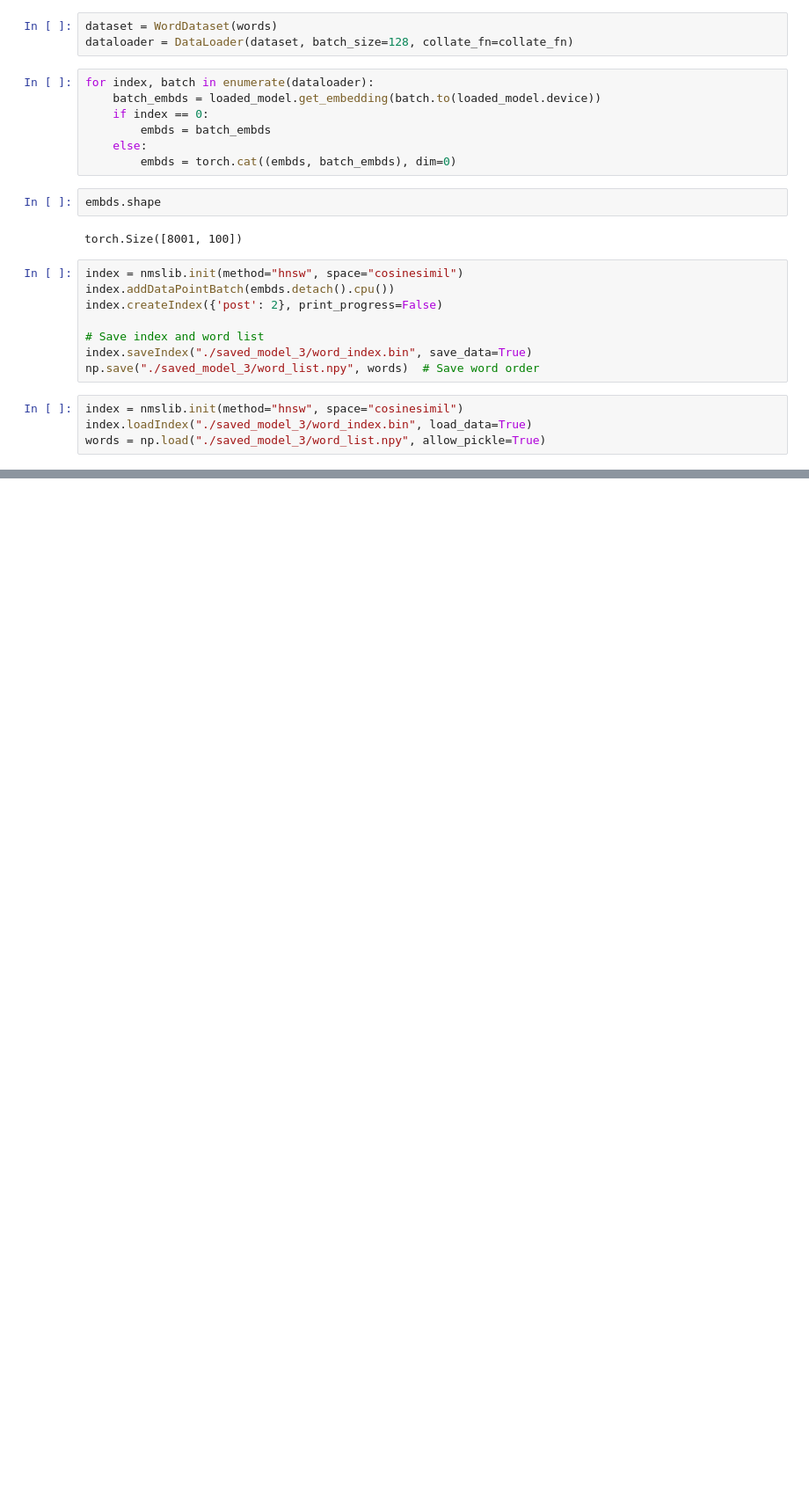
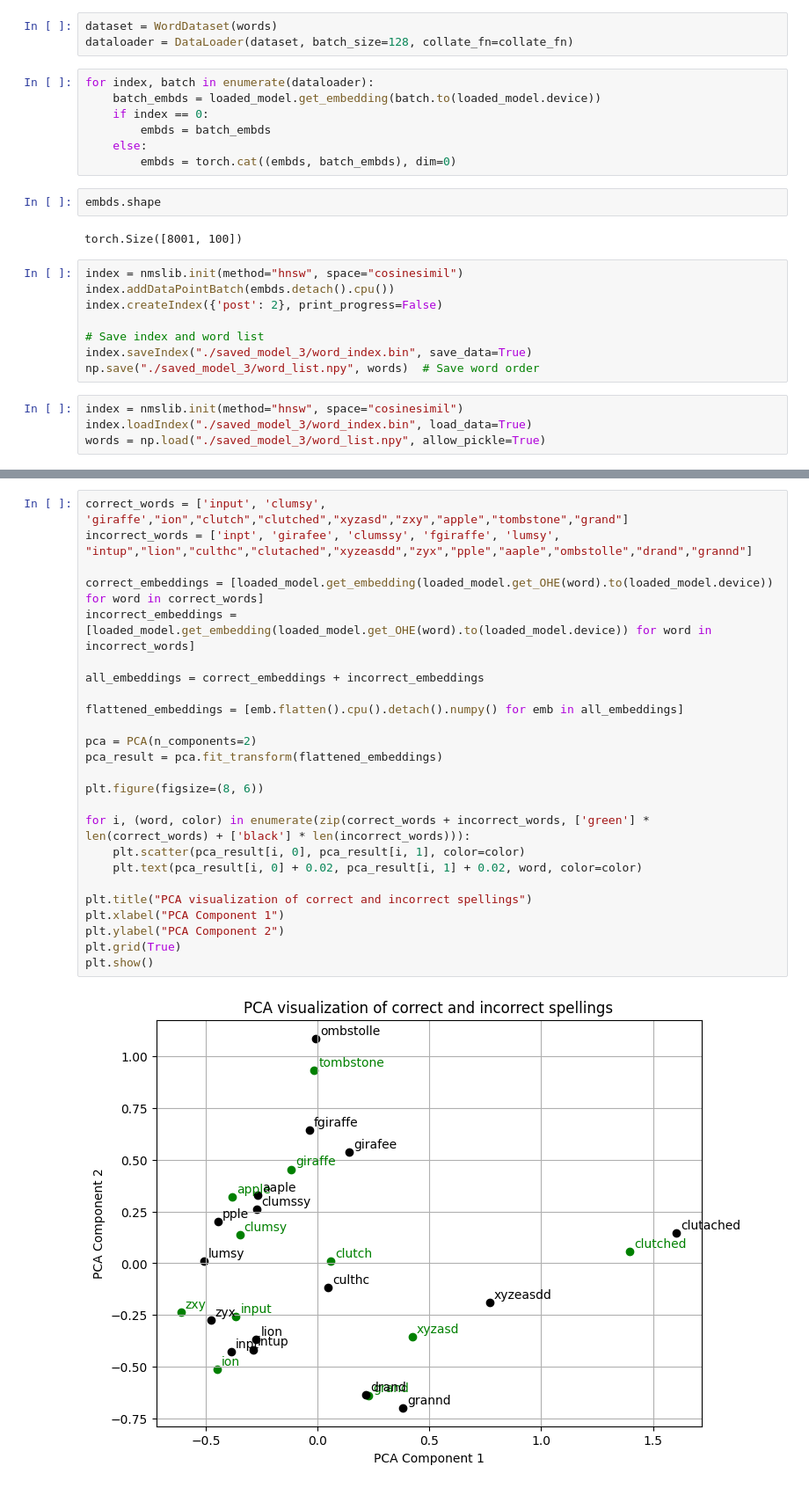
Before and after one commit to JayJajoo/Spelling-Correction-and-Next-Word-Generation, a Jupyter notebook: spelling_correction/training_part/vectorize.ipynb, the cells around one changed output, grey strips where cells are left out. Shown: that part at 88% size. Drawn from its saved outputs; the diff is of its cells as text; blank space fills up the shorter version.

Commit message:
Added more words in visualization

```diff
--- a/spelling_correction/training_part/vectorize.ipynb
+++ b/spelling_correction/training_part/vectorize.ipynb
@@ -192,0 +199,27 @@ print([words[i] for i in ids], distances)
+# %%
+correct_words = ['input', 'clumsy', 'giraffe',"ion","clutch","clutched","xyzasd","zxy","apple","tombstone","grand"]
+incorrect_words = ['inpt', 'girafee', 'clumssy', 'fgiraffe', 'lumsy', "intup","lion","culthc","clutached","xyzeasdd","zyx","pple","aaple","ombstolle","drand","grannd"]
+
+correct_embeddings = [loaded_model.get_embedding(loaded_model.get_OHE(word).to(loaded_model.device)) for word in correct_words]
+incorrect_embeddings = [loaded_model.get_embedding(loaded_model.get_OHE(word).to(loaded_model.device)) for word in incorrect_words]
+
+all_embeddings = correct_embeddings + incorrect_embeddings
+
+flattened_embeddings = [emb.flatten().cpu().detach().numpy() for emb in all_embeddings]
+
+pca = PCA(n_components=2)
+pca_result = pca.fit_transform(flattened_embeddings)
+
+plt.figure(figsize=(8, 6))
+
+for i, (word, color) in enumerate(zip(correct_words + incorrect_words, ['green'] * len(correct_words) + ['black'] * len(incorrect_words))):
+    plt.scatter(pca_result[i, 0], pca_result[i, 1], color=color)
+    plt.text(pca_result[i, 0] + 0.02, pca_result[i, 1] + 0.02, word, color=color)
+
+plt.title("PCA visualization of correct and incorrect spellings")
+plt.xlabel("PCA Component 1")
+plt.ylabel("PCA Component 2")
+plt.grid(True)
+plt.show()
+# %% [output]
+[figure, added]
```
Also changed, not shown: parts of 4 cells of this notebook, 5 other files.
